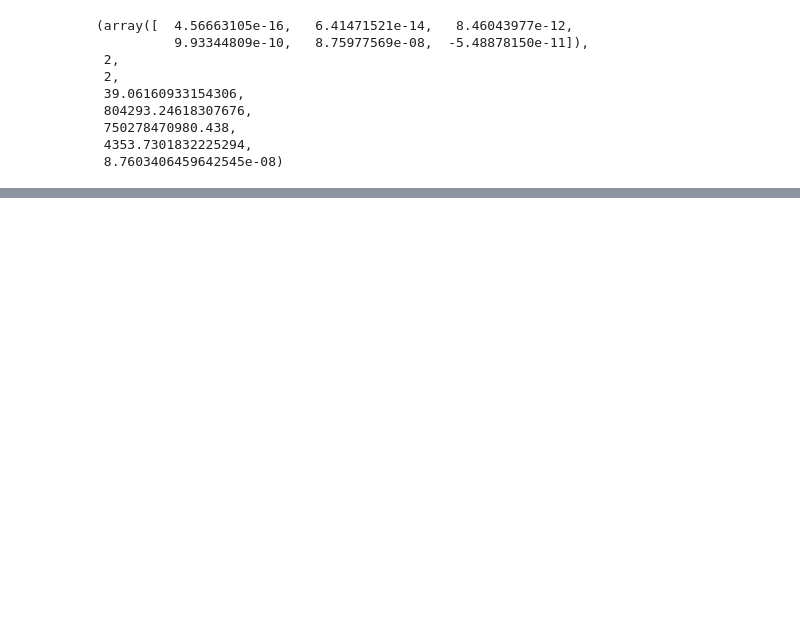
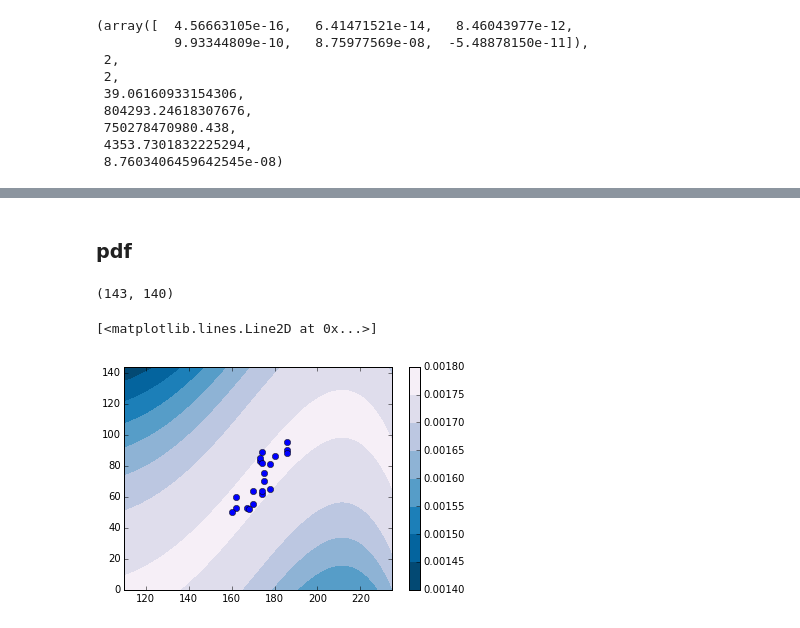
Before and after one commit to motjuste/patt-rex, a Jupyter notebook: task-2.3-demo.ipynb, the cells around one changed output, grey strips where cells are left out. Saved outputs shown, nothing was run; the diff lists cells and outputs as text; code cells hidden in the pictures; blank space fills up the shorter version.

```diff
--- a/task-2.3-demo.ipynb
+++ b/task-2.3-demo.ipynb
@@ -303,0 +331,2 @@ plt_rex.plot2d(np.vstack((H_unknown, w_pred2)), colwise_data=True, hatch='ro',
+# %% [markdown]
+### pdf
@@ -303,0 +347,27 @@ plt_rex.plot2d(np.vstack((H_unknown, w_pred2)), colwise_data=True, hatch='ro',
+# %%
+x = xx[:, 0]
+# %%
+y = yy[0, :]
+# %%
+for i, x_ in enumerate(x):
+    x_v = polyvander(x_, d)
+
+    mean = np.dot(x_v, mu)
+    var = sig2 + np.dot(x_v.T, np.dot(x_v, Prec_inv))
+
+    pdf_ = norm.pdf(y, mean, sigma).T
+
+    pdf.append(pdf_)
+# %%
+pdf = np.array(pdf)[:, :, 0]
+# %%
+xx.shape
+# %% [output]
+(143, 140)
+# %%
+plt.contourf(xx, yy, pdf, cmap=plt.cm.PuBu_r)
+plt.colorbar()
+plt.plot(hn, wn, 'o')
+# %% [output]
+[<matplotlib.lines.Line2D at 0x...>]
+[figure, added]
```
Also changed, not shown: parts of 9 cells of this notebook, 1 other file.
